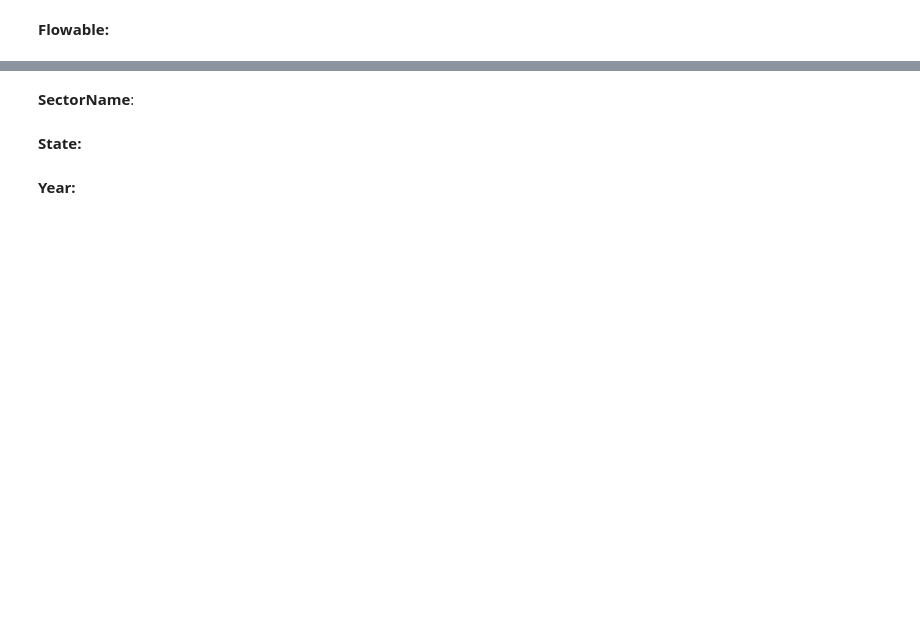
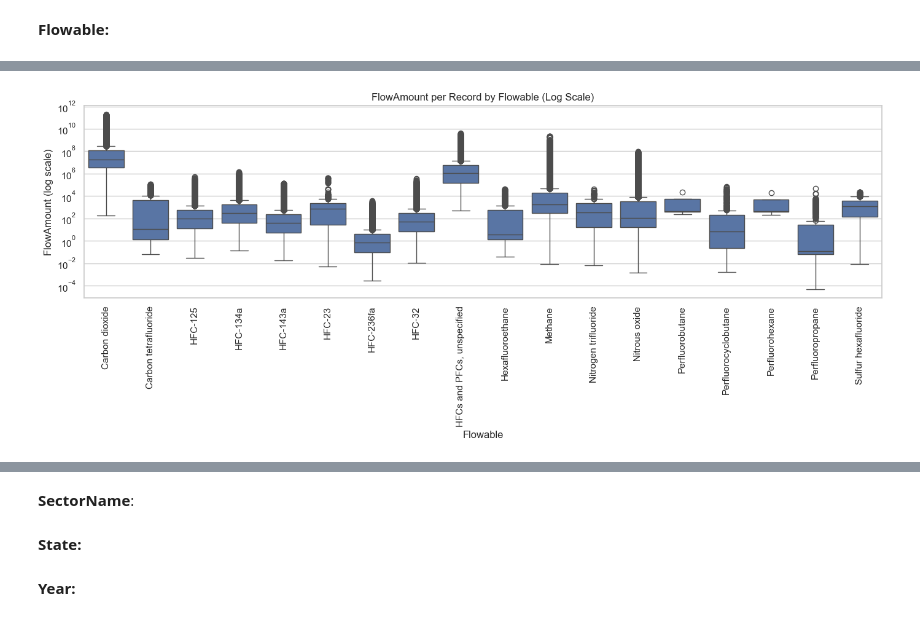
Before and after one commit to samuraijack99/EN685662-SU25-Group-2-Final-Project, a Jupyter notebook: EDA.ipynb, the cells around one changed output, grey strips where cells are left out. Cells and saved outputs as stored; diff of their text form; code cells hidden in the pictures; blank space fills up the shorter version.

```diff
--- a/EDA.ipynb
+++ b/EDA.ipynb
@@ -271,0 +372,15 @@ To begin EDA (Exploratory Data Analysis), each variable of the `Greenhouse Gas E
+# %%
+plt.figure(figsize=(14, 6))
+
+sns.boxplot(data=ghg_df, x='Flowable', y='FlowAmount')
+
+
+plt.yscale('log')
+plt.xticks(rotation=90)
+plt.title("FlowAmount per Record by Flowable (Log Scale)")
+plt.ylabel("FlowAmount (log scale)")
+plt.xlabel("Flowable")
+plt.tight_layout()
+plt.show()
+# %% [output]
+[figure, added]
```
Also changed, not shown: parts of 15 cells of this notebook.
